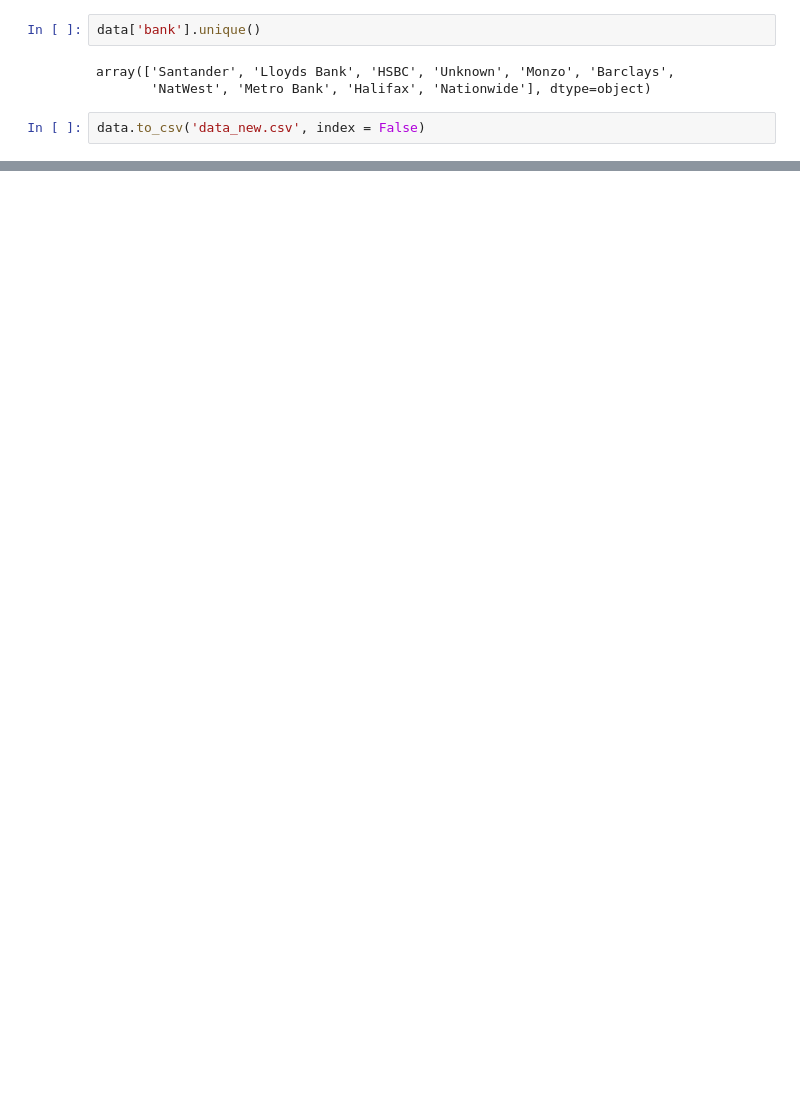
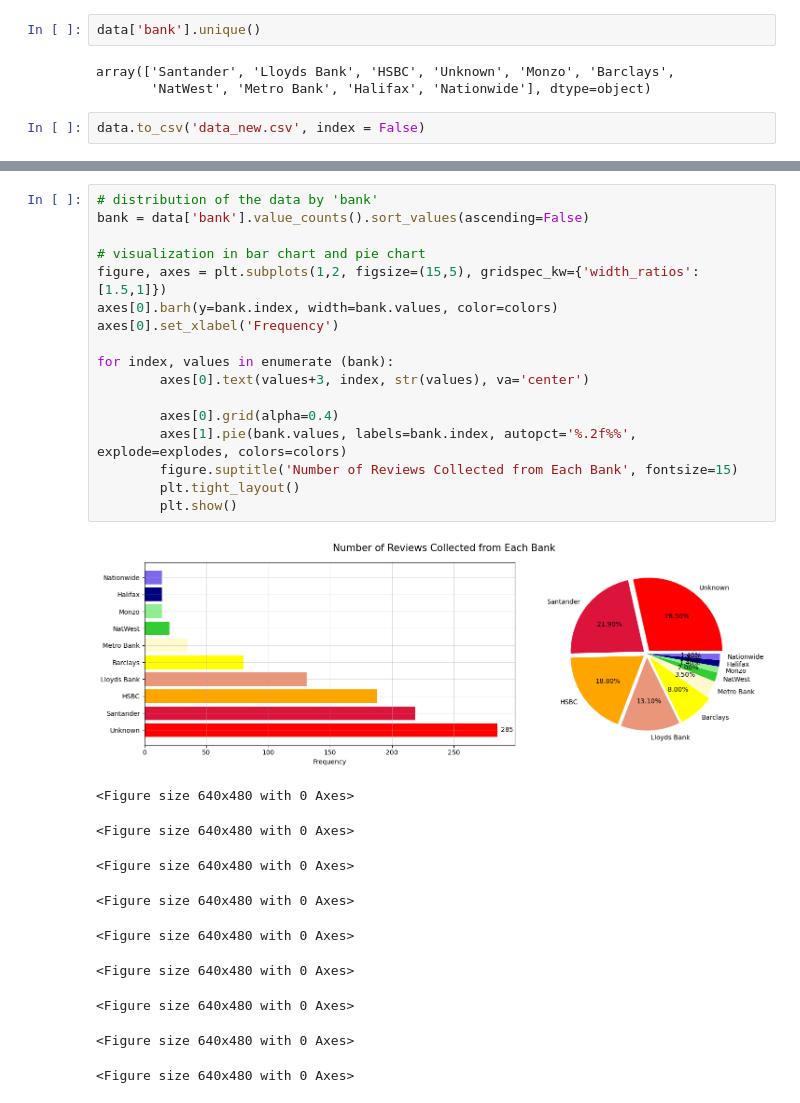
Before and after one commit to Davewm89/Project-Week-11, a Jupyter notebook: Sentiment Analysis 2.0.ipynb, the cells around one changed output, grey strips where cells are left out. Drawn from its saved outputs; the diff is of its cells as text; blank space fills up the shorter version.

```diff
--- a/Sentiment Analysis 2.0.ipynb
+++ b/Sentiment Analysis 2.0.ipynb
@@ -226,0 +272,28 @@ data.to_csv('data_new.csv', index = False)
+# %%
+# distribution of the data by 'bank'
+bank = data['bank'].value_counts().sort_values(ascending=False)
+
+# visualization in bar chart and pie chart
+figure, axes = plt.subplots(1,2, figsize=(15,5), gridspec_kw={'width_ratios':[1.5,1]})
+axes[0].barh(y=bank.index, width=bank.values, color=colors)
+axes[0].set_xlabel('Frequency')
+
+for index, values in enumerate (bank):
+        axes[0].text(values+3, index, str(values), va='center')
+
+        axes[0].grid(alpha=0.4)
+        axes[1].pie(bank.values, labels=bank.index, autopct='%.2f%%', explode=explodes, colors=colors)
+        figure.suptitle('Number of Reviews Collected from Each Bank', fontsize=15)
+        plt.tight_layout()
+        plt.show()
+# %% [output]
+[figure, added]
+<Figure size 640x480 with 0 Axes>
+<Figure size 640x480 with 0 Axes>
+<Figure size 640x480 with 0 Axes>
+<Figure size 640x480 with 0 Axes>
+<Figure size 640x480 with 0 Axes>
+<Figure size 640x480 with 0 Axes>
+<Figure size 640x480 with 0 Axes>
+<Figure size 640x480 with 0 Axes>
+<Figure size 640x480 with 0 Axes>
```
Also changed, not shown: parts of 18 cells of this notebook, 1 other file.
